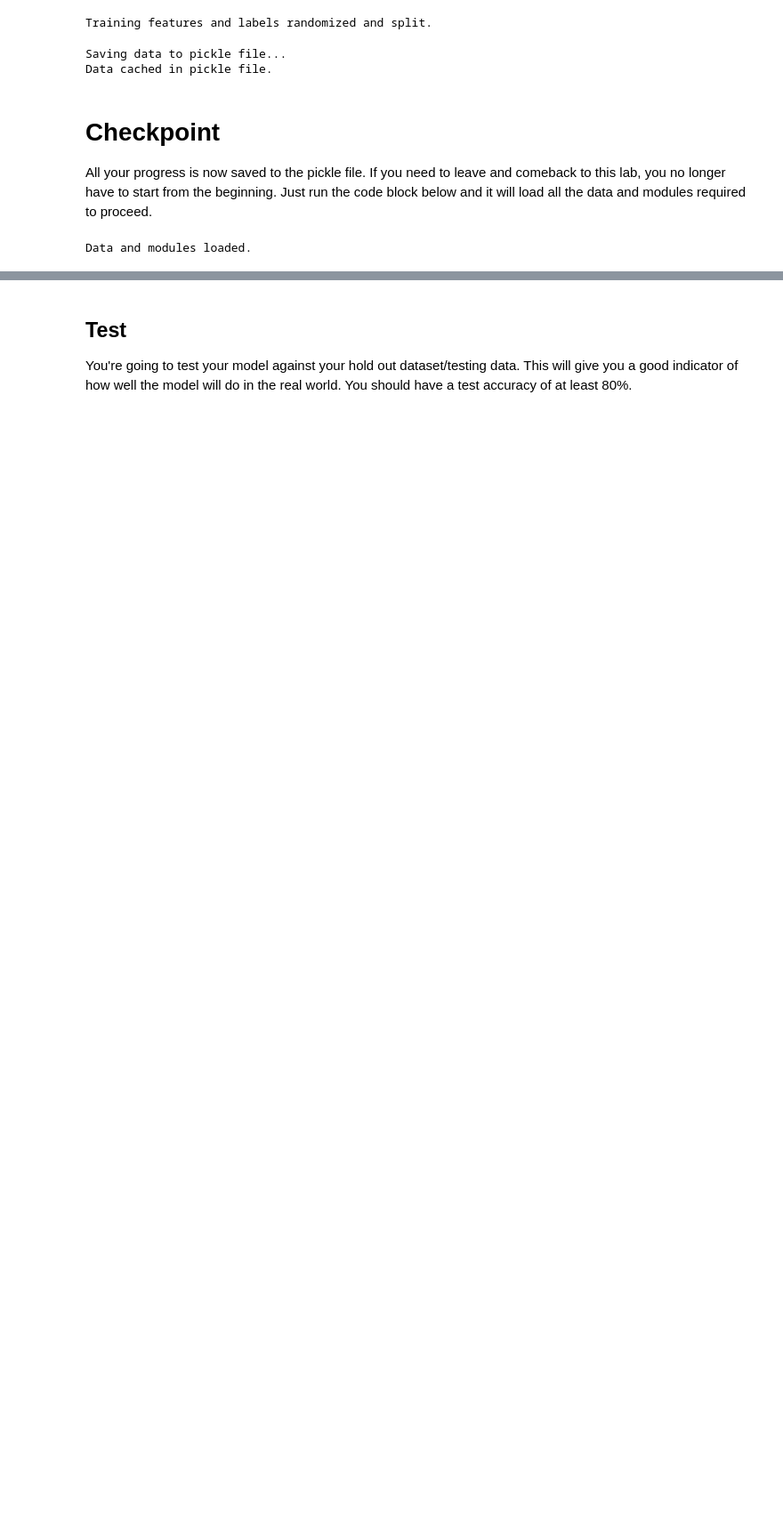
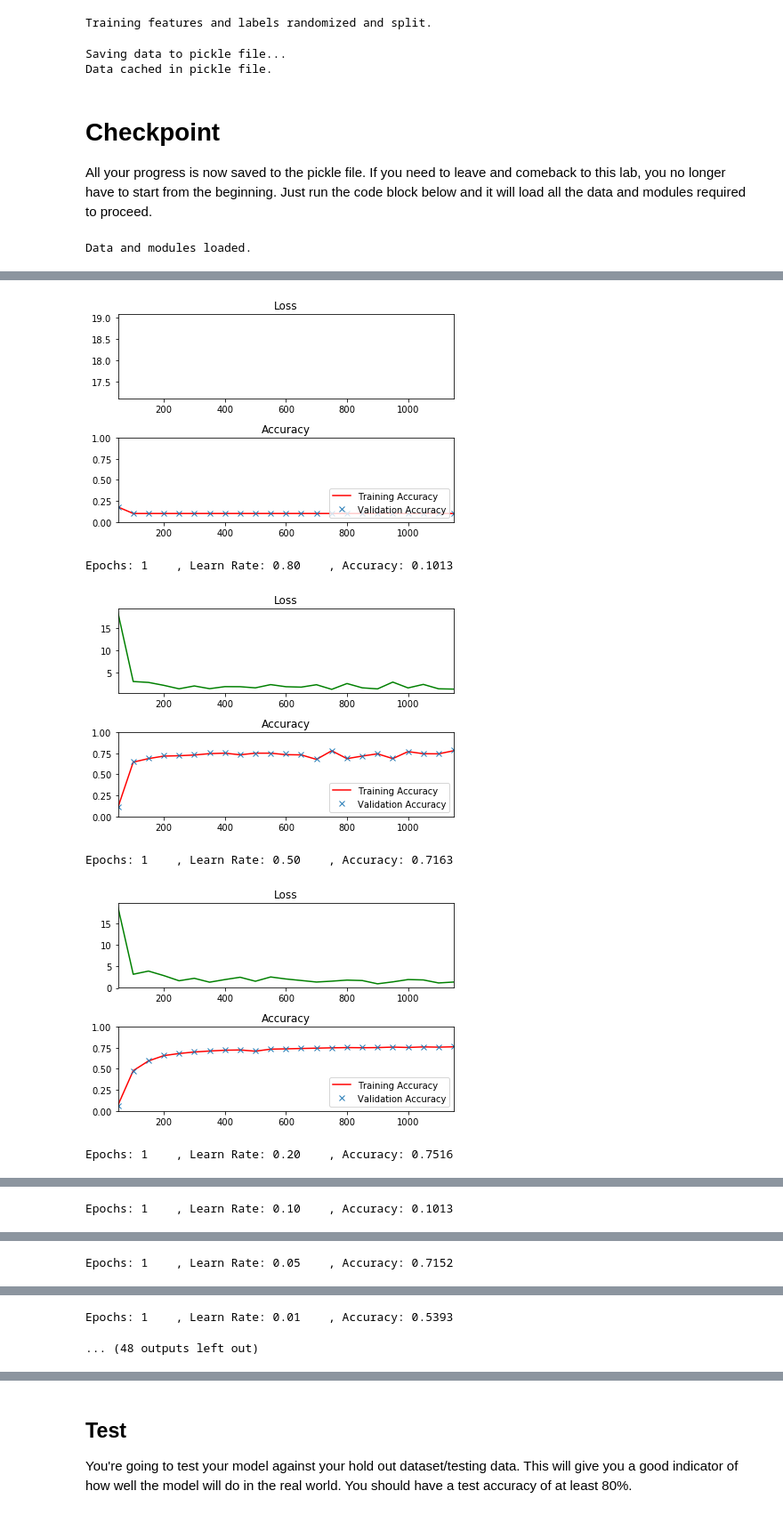
Before and after one commit to racersmith/DLFND, a Jupyter notebook: intro-to-tensorflow/intro_to_tensorflow.ipynb, the cells around one changed output, grey strips where cells are left out. Shown at 89% size. Drawn from its saved outputs; the diff is of its cells as text; code cells hidden in the pictures; blank space fills up the shorter version.

Commit message:
train network on test hyperparams

```diff
--- a/intro-to-tensorflow/intro_to_tensorflow.ipynb
+++ b/intro-to-tensorflow/intro_to_tensorflow.ipynb
@@ -444,0 +444,20 @@ print('Validation accuracy at {}'.format(validation_accuracy))
+# %%
+# Change if you have memory restrictions
+batch_size = 128
+
+# TODO: Find the best parameters for each configuration
+epochs = [1, 2, 3, 4, 5]
+learning_rate = [0.8, 0.5, 0.2, 0.1 ,0.05, 0.01]
+
+train_param = []
+for e in epochs:
+    for lr in learning_rate:
+        val_acc = train(batch_size, e, lr)
+        train_param.append([e, lr, val_acc])
+# %% [output]
+[figure, added]
+Epochs: 1    , Learn Rate: 0.80    , Accuracy: 0.1013
+[figure, added]
+Epochs: 1    , Learn Rate: 0.50    , Accuracy: 0.7163
+[figure, added]
+Epochs: 1    , Learn Rate: 0.20    , Accuracy: 0.7516
@@ -444,0 +465 @@ print('Validation accuracy at {}'.format(validation_accuracy))
+Epochs: 1    , Learn Rate: 0.10    , Accuracy: 0.1013
@@ -444,0 +467 @@ print('Validation accuracy at {}'.format(validation_accuracy))
+Epochs: 1    , Learn Rate: 0.05    , Accuracy: 0.7152
@@ -444,0 +469,2 @@ print('Validation accuracy at {}'.format(validation_accuracy))
+Epochs: 1    , Learn Rate: 0.01    , Accuracy: 0.5393
+... (48 outputs left out)
```
Also changed, not shown: parts of 7 cells of this notebook.
